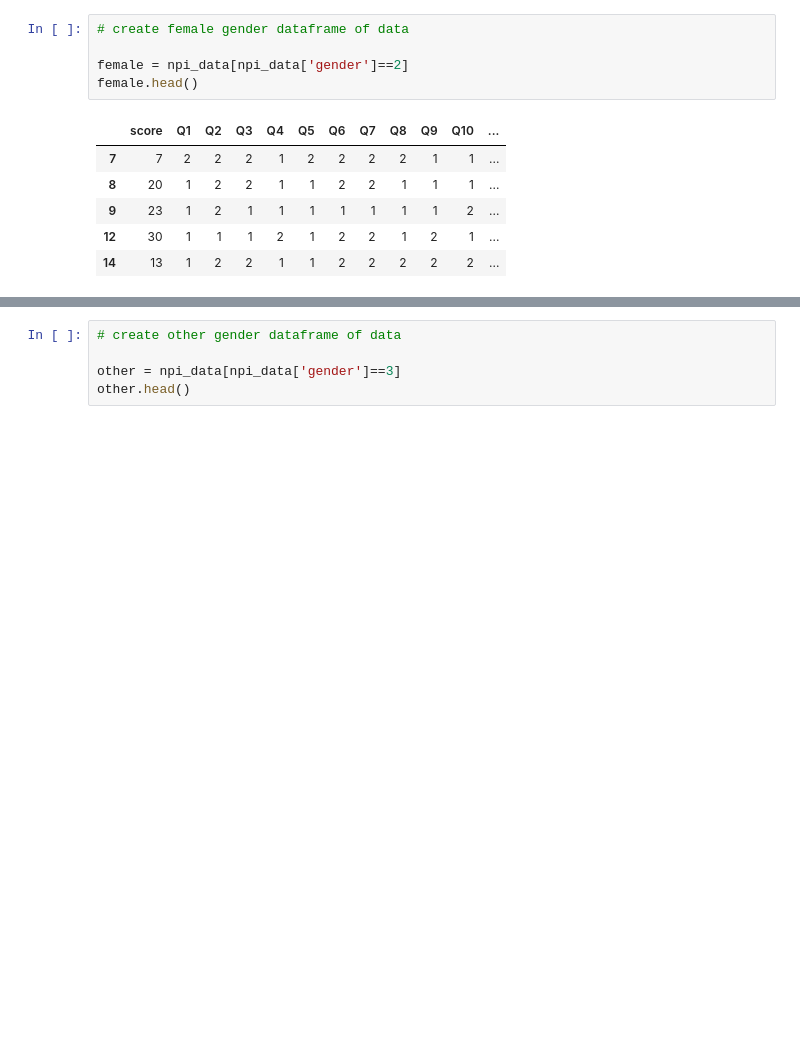
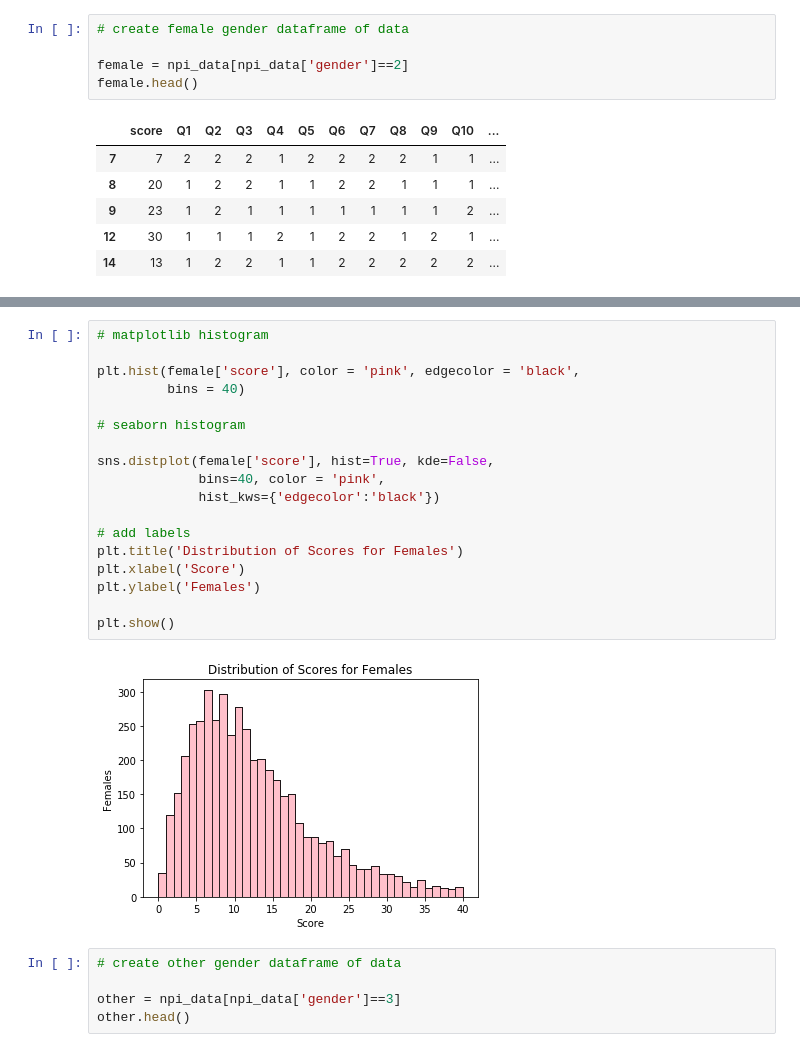
Before and after one commit to scrunts23/Unit-1-build-, a Jupyter notebook: Unit_1_Build.ipynb, the cells around one changed output, grey strips where cells are left out. Drawn from its saved outputs; the diff is of its cells as text; blank space fills up the shorter version.

```diff
--- a/Unit_1_Build.ipynb
+++ b/Unit_1_Build.ipynb
@@ -264,6 +249,26 @@ female.describe()
 | 50% | 10.000000 | 1.000000 | 2.000000 | 2.000000 | 1.000000 | 1.000000 | 2.000000 | 1.000000 | 1.000000 | 1.000000 | 1.000000 | ... |
 | 75% | 16.000000 | 2.000000 | 2.000000 | 2.000000 | 1.000000 | 2.000000 | 2.000000 | 2.000000 | 2.000000 | 2.000000 | 2.000000 | ... |
 | max | 40.000000 | 2.000000 | 2.000000 | 2.000000 | 2.000000 | 2.000000 | 2.000000 | 2.000000 | 2.000000 | 2.000000 | 2.000000 | ... |
+# %%
+# matplotlib histogram
+
+plt.hist(female['score'], color = 'pink', edgecolor = 'black',
+         bins = 40)
+
+# seaborn histogram
+
+sns.distplot(female['score'], hist=True, kde=False,
+             bins=40, color = 'pink',
+             hist_kws={'edgecolor':'black'})
+
+# add labels
+plt.title('Distribution of Scores for Females')
+plt.xlabel('Score')
+plt.ylabel('Females')
+
+plt.show()
+# %% [output]
+[figure, added]
 # %%
 # create other gender dataframe of data
 
```
Also changed, not shown: parts of 12 cells of this notebook.
